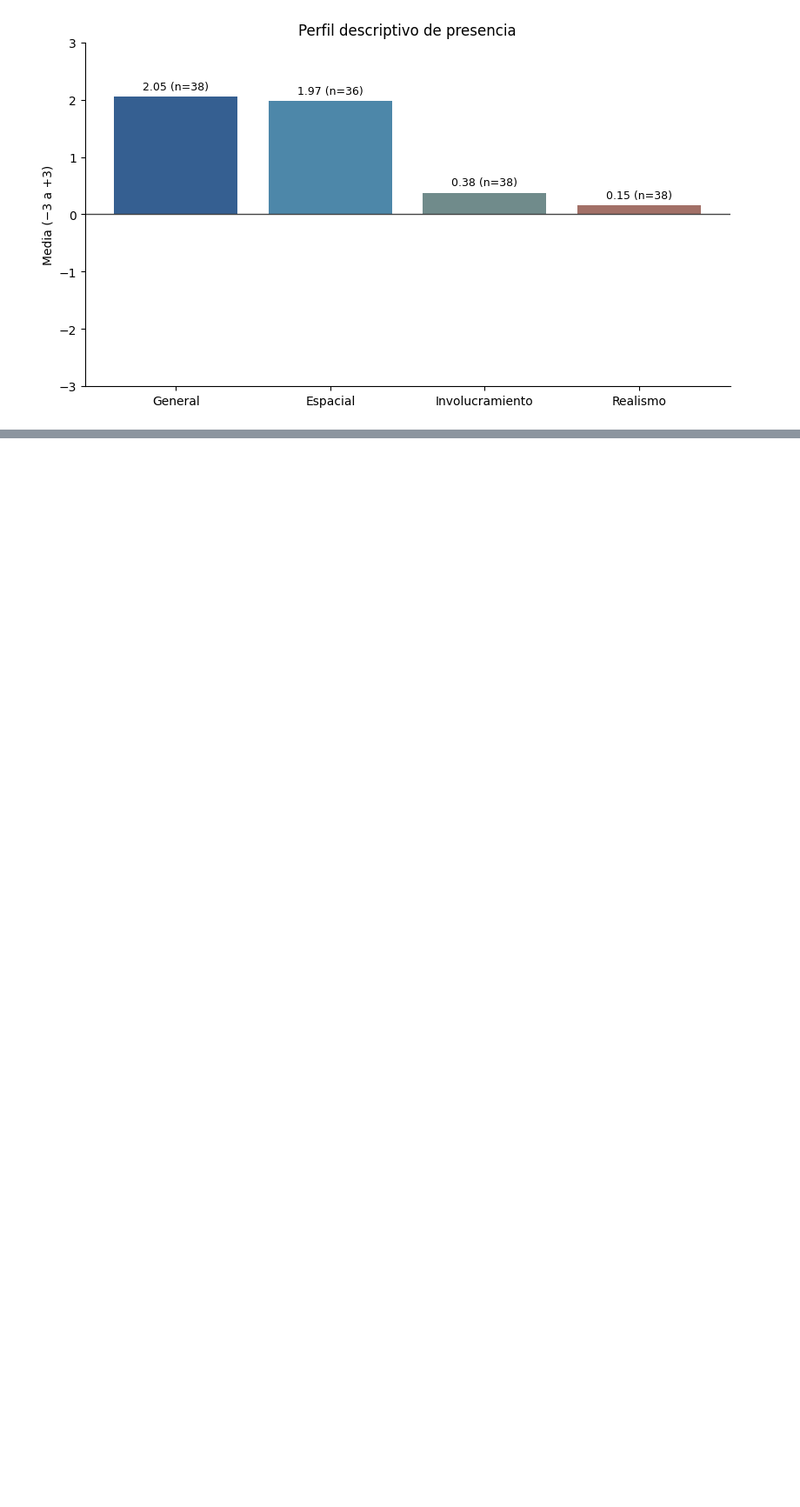
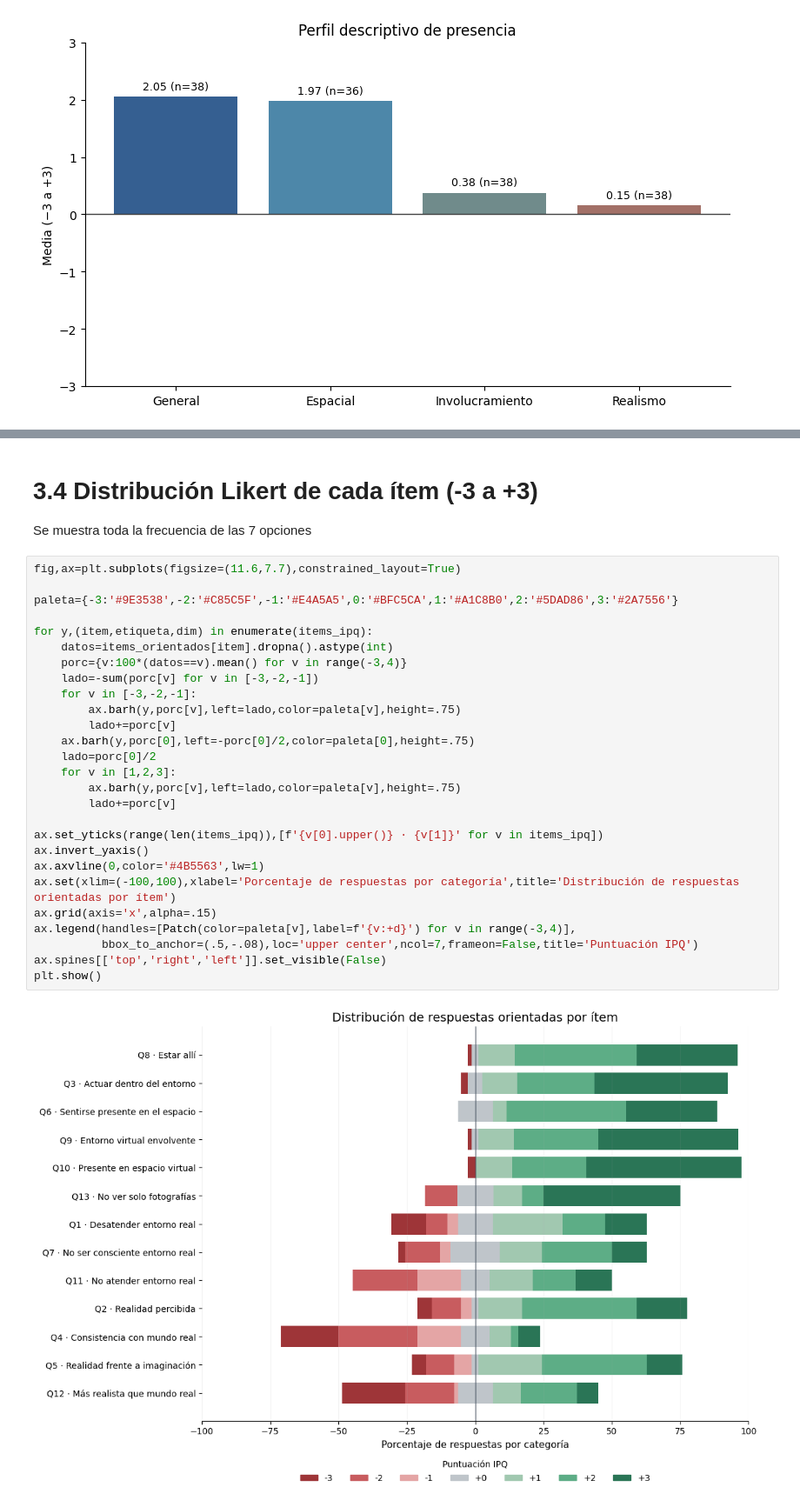
Before and after one commit to angelargd8/PG-analisis-resultados, a Jupyter notebook: IPQ/resultados-IPQ.ipynb, the cells around one changed output, grey strips where cells are left out. Shown at 87% size. Saved outputs shown, nothing was run; the diff lists cells and outputs as text; blank space fills up the shorter version.

```diff
--- a/IPQ/resultados-IPQ.ipynb
+++ b/IPQ/resultados-IPQ.ipynb
@@ -171,0 +323,33 @@ plt.show()
+# %% [markdown]
+# 3.4 Distribución Likert de cada ítem (-3 a +3)
+
+Se muestra toda la frecuencia de las 7 opciones
+# %%
+fig,ax=plt.subplots(figsize=(11.6,7.7),constrained_layout=True)
+
+paleta={-3:'#9E3538',-2:'#C85C5F',-1:'#E4A5A5',0:'#BFC5CA',1:'#A1C8B0',2:'#5DAD86',3:'#2A7556'}
+
+for y,(item,etiqueta,dim) in enumerate(items_ipq):
+    datos=items_orientados[item].dropna().astype(int)
+    porc={v:100*(datos==v).mean() for v in range(-3,4)}
+    lado=-sum(porc[v] for v in [-3,-2,-1])
+    for v in [-3,-2,-1]:
+        ax.barh(y,porc[v],left=lado,color=paleta[v],height=.75)
+        lado+=porc[v]
+    ax.barh(y,porc[0],left=-porc[0]/2,color=paleta[0],height=.75)
+    lado=porc[0]/2
+    for v in [1,2,3]:
+        ax.barh(y,porc[v],left=lado,color=paleta[v],height=.75)
+        lado+=porc[v]
+
+ax.set_yticks(range(len(items_ipq)),[f'{v[0].upper()} · {v[1]}' for v in items_ipq])
+ax.invert_yaxis()
+ax.axvline(0,color='#4B5563',lw=1)
+ax.set(xlim=(-100,100),xlabel='Porcentaje de respuestas por categoría',title='Distribución de respuestas orientadas por ítem')
+ax.grid(axis='x',alpha=.15)
+ax.legend(handles=[Patch(color=paleta[v],label=f'{v:+d}') for v in range(-3,4)],
+          bbox_to_anchor=(.5,-.08),loc='upper center',ncol=7,frameon=False,title='Puntuación IPQ')
+ax.spines[['top','right','left']].set_visible(False)
+plt.show()
+# %% [output]
+[figure, added]
```
Also changed, not shown: parts of 21 cells of this notebook.
